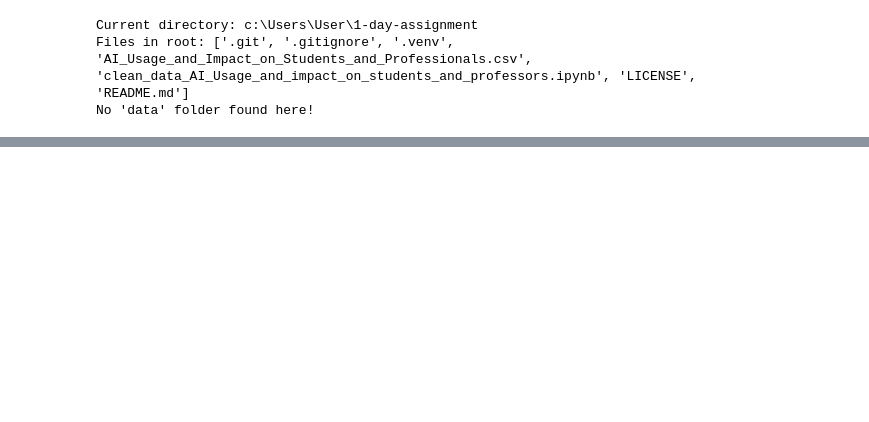
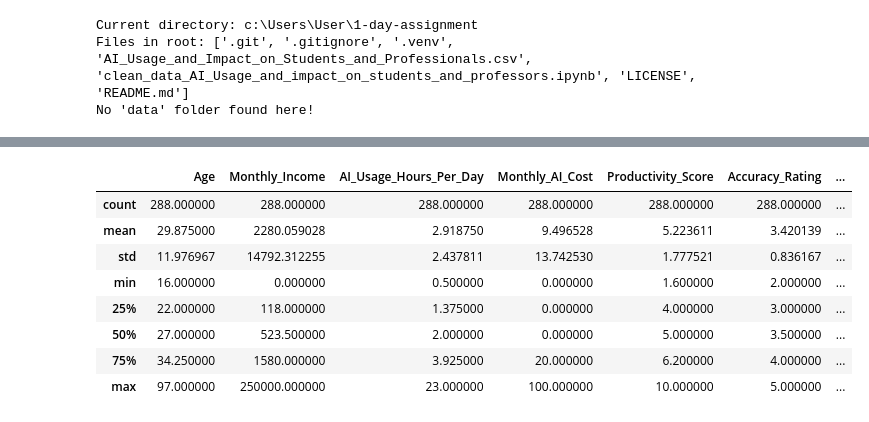
Before and after one commit to iaac-maai/1-day-assignment, a Jupyter notebook: clean_data_AI_Usage_and_impact_on_students_and_professors.ipynb, the cells around one changed output, grey strips where cells are left out. Saved outputs shown, nothing was run; the diff lists cells and outputs as text; code cells hidden in the pictures; blank space fills up the shorter version.

Commit message:
Clean AI usage dataset

```diff
--- a/clean_data_AI_Usage_and_impact_on_students_and_professors.ipynb
+++ b/clean_data_AI_Usage_and_impact_on_students_and_professors.ipynb
@@ -48,0 +237,10 @@ df.head()
+# %%
+df_clean["AI_Tool"] = df_clean["AI_Tool"].replace({
+    "chatgpt": "ChatGPT",
+    "Chatgpt": "ChatGPT",
+    "claude": "Claude",
+    "Gemini": "Google Gemini",
+    "gemini": "Google Gemini",
+    "Copilot": "Microsoft Copilot",
+    "copilot": "Microsoft Copilot",
+})
@@ -48,0 +273,2 @@ df.head()
+# %%
+df_clean["Gender"] = df_clean["Gender"].replace({"M": "Male", "F": "Female"})
@@ -48,0 +307,13 @@ df.head()
+# %%
+df_clean["Education_Level"] = df_clean["Education_Level"].replace({
+    "Bachelors": "Bachelor's",
+    "BA/BSc": "Bachelor's",
+    "bachelor's degree": "Bachelor's",
+    "Masters": "Master's",
+    "MA/MSc": "Master's",
+    "master's degree": "Master's",
+    "Ph.D.": "PhD",
+    "high school": "High School",
+    "HS": "High School",
+    "undergrad": "Undergraduate",
+})
@@ -48,0 +352,11 @@ df.head()
+# %%
+df_clean["Country"] = df_clean["Country"].replace({
+    "brazil": "Brazil",
+    "india": "India",
+    "canada": "Canada",
+    "france": "France",
+    "philippines": "Philippines",
+    "australia": "Australia",
+    "U.K.": "United Kingdom",
+    "United States of America": "United States",
+})
@@ -48,0 +411,12 @@ df.head()
+# %%
+df_clean.describe()
+# %% [output]
+|  | Age | Monthly_Income | AI_Usage_Hours_Per_Day | Monthly_AI_Cost | Productivity_Score | Accuracy_Rating | ... |
+| count | 288.000000 | 288.000000 | 288.000000 | 288.000000 | 288.000000 | 288.000000 | ... |
+| mean | 29.875000 | 2280.059028 | 2.918750 | 9.496528 | 5.223611 | 3.420139 | ... |
+| std | 11.976967 | 14792.312255 | 2.437811 | 13.742530 | 1.777521 | 0.836167 | ... |
+| min | 16.000000 | 0.000000 | 0.500000 | 0.000000 | 1.600000 | 2.000000 | ... |
+| 25% | 22.000000 | 118.000000 | 1.375000 | 0.000000 | 4.000000 | 3.000000 | ... |
+| 50% | 27.000000 | 523.500000 | 2.000000 | 0.000000 | 5.000000 | 3.500000 | ... |
+| 75% | 34.250000 | 1580.000000 | 3.925000 | 20.000000 | 6.200000 | 4.000000 | ... |
+| max | 97.000000 | 250000.000000 | 23.000000 | 100.000000 | 10.000000 | 5.000000 | ... |
```
Also changed, not shown: parts of 45 cells of this notebook, 1 other file.
